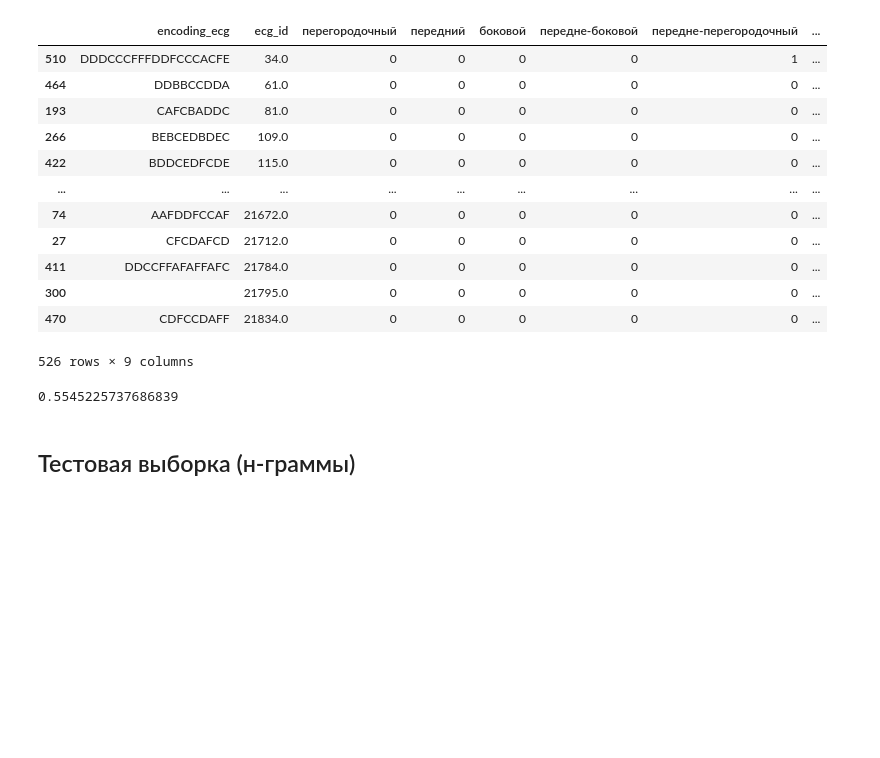
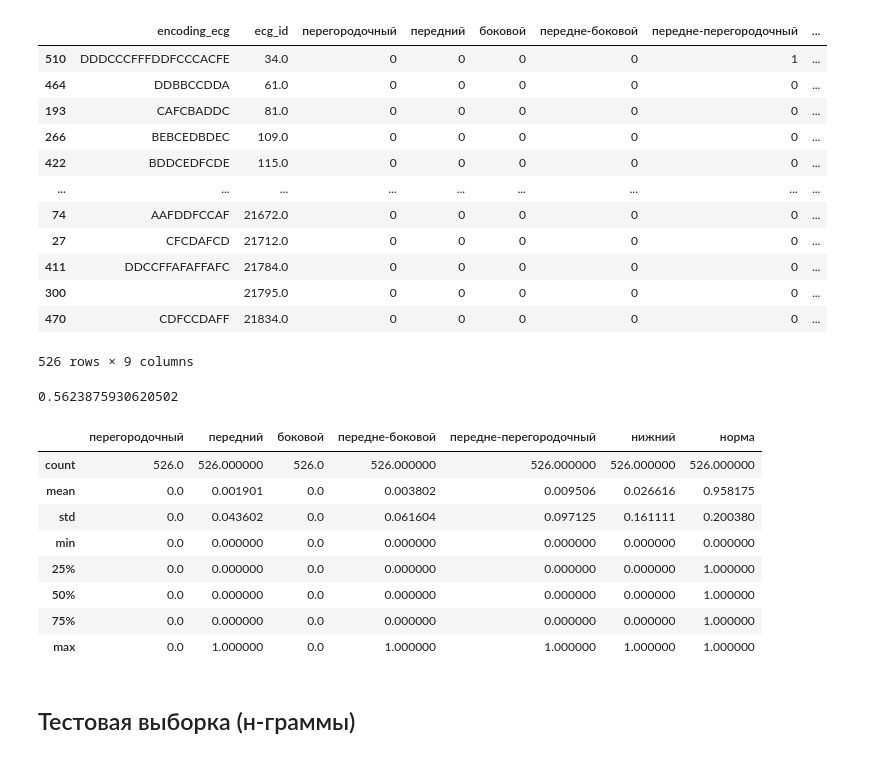
Before and after one commit to vikt-l/ECGMultilableClassification, a Jupyter notebook: main.ipynb, the cells around one changed output. Saved outputs shown, nothing was run; the diff lists cells and outputs as text; code cells hidden in the pictures; blank space fills up the shorter version.

```diff
--- a/main.ipynb
+++ b/main.ipynb
@@ -874,7 +874,7 @@ encoding_ecg_val
 ngramms_ecgs_val = []  # список н-грамм в кардиограммах
 for ecg in array(encoding_ecg_val):
     ngramms_ecg_val = set()
-    n = list(map(lambda x: ''.join(list(x)), list(ngrams(list(ecg[0]), 6))))
+    n = list(map(lambda x: ''.join(list(x)), list(ngrams(list(ecg[0]), 4))))
     for k in n:
         ngramms_ecg_val.add(k)
     ngramms_ecgs_val.append(list(ngramms_ecg_val))
@@ -888,14 +888,37 @@ df_front_septal = pd.DataFrame([func(ng)[5] for ng in ngramms_ecgs_val])
 df_lower = pd.DataFrame([func(ng)[6] for ng in ngramms_ecgs_val])
 # %%
 print((f1_score(myocard_val['норма'], cat_n_gramms_healthy.predict(df_healthy), average='macro') +
-       f1_score(myocard_val['перегородочный'], cat_n_gramms_lower.predict(df_septal), average='macro') +
-        f1_score(myocard_val['передний'], cat_n_gramms_lower.predict(df_front), average='macro') +
-         f1_score(myocard_val['боковой'], cat_n_gramms_lower.predict(df_side), average='macro') +
-          f1_score(myocard_val['передне-боковой'], cat_n_gramms_lower.predict(df_front_side), average='macro') +
-           f1_score(myocard_val['передне-перегородочный'], cat_n_gramms_lower.predict(df_front_septal), average='macro') +
+       f1_score(myocard_val['перегородочный'], cat_n_gramms_septal.predict(df_septal), average='macro') +
+        f1_score(myocard_val['передний'], cat_n_gramms_front.predict(df_front), average='macro') +
+         f1_score(myocard_val['боковой'], cat_n_gramms_side.predict(df_side), average='macro') +
+          f1_score(myocard_val['передне-боковой'], cat_n_gramms_front_side.predict(df_front_side), average='macro') +
+           f1_score(myocard_val['передне-перегородочный'], cat_n_gramms_front_septal.predict(df_front_septal), average='macro') +
             f1_score(myocard_val['нижний'], cat_n_gramms_lower.predict(df_lower), average='macro')) / 7)
 # %% [output]
-0.5545225737686839
+0.5623875930620502
+# %%
+answer_val = pd.DataFrame(columns=['перегородочный', 'передний', 'боковой', 'передне-боковой', 'передне-перегородочный',
+                              'нижний', 'норма'])
+# %%
+answer_val['норма'] = cat_n_gramms_healthy.predict(df_healthy)
+answer_val['перегородочный'] = cat_n_gramms_septal.predict(df_septal)
+answer_val['передний'] = cat_n_gramms_front.predict(df_front)
+answer_val['боковой'] = cat_n_gramms_side.predict(df_side)
+answer_val['передне-боковой'] = cat_n_gramms_front_side.predict(df_front_side)
+answer_val['передне-перегородочный'] = cat_n_gramms_front_septal.predict(df_front_septal)
+answer_val['нижний'] = cat_n_gramms_lower.predict(df_lower)
+# %%
+answer_val.describe()
+# %% [output]
+|  | перегородочный | передний | боковой | передне-боковой | передне-перегородочный | нижний | норма |
+| count | 526.0 | 526.000000 | 526.0 | 526.000000 | 526.000000 | 526.000000 | 526.000000 |
+| mean | 0.0 | 0.001901 | 0.0 | 0.003802 | 0.009506 | 0.026616 | 0.958175 |
+| std | 0.0 | 0.043602 | 0.0 | 0.061604 | 0.097125 | 0.161111 | 0.200380 |
+| min | 0.0 | 0.000000 | 0.0 | 0.000000 | 0.000000 | 0.000000 | 0.000000 |
+| 25% | 0.0 | 0.000000 | 0.0 | 0.000000 | 0.000000 | 0.000000 | 1.000000 |
+| 50% | 0.0 | 0.000000 | 0.0 | 0.000000 | 0.000000 | 0.000000 | 1.000000 |
+| 75% | 0.0 | 0.000000 | 0.0 | 0.000000 | 0.000000 | 0.000000 | 1.000000 |
+| max | 0.0 | 1.000000 | 0.0 | 1.000000 | 1.000000 | 1.000000 | 1.000000 |
 # %% [markdown]
 ## Тестовая выборка (н-граммы)
 # %%
```
Also changed, not shown: parts of 27 cells of this notebook.
